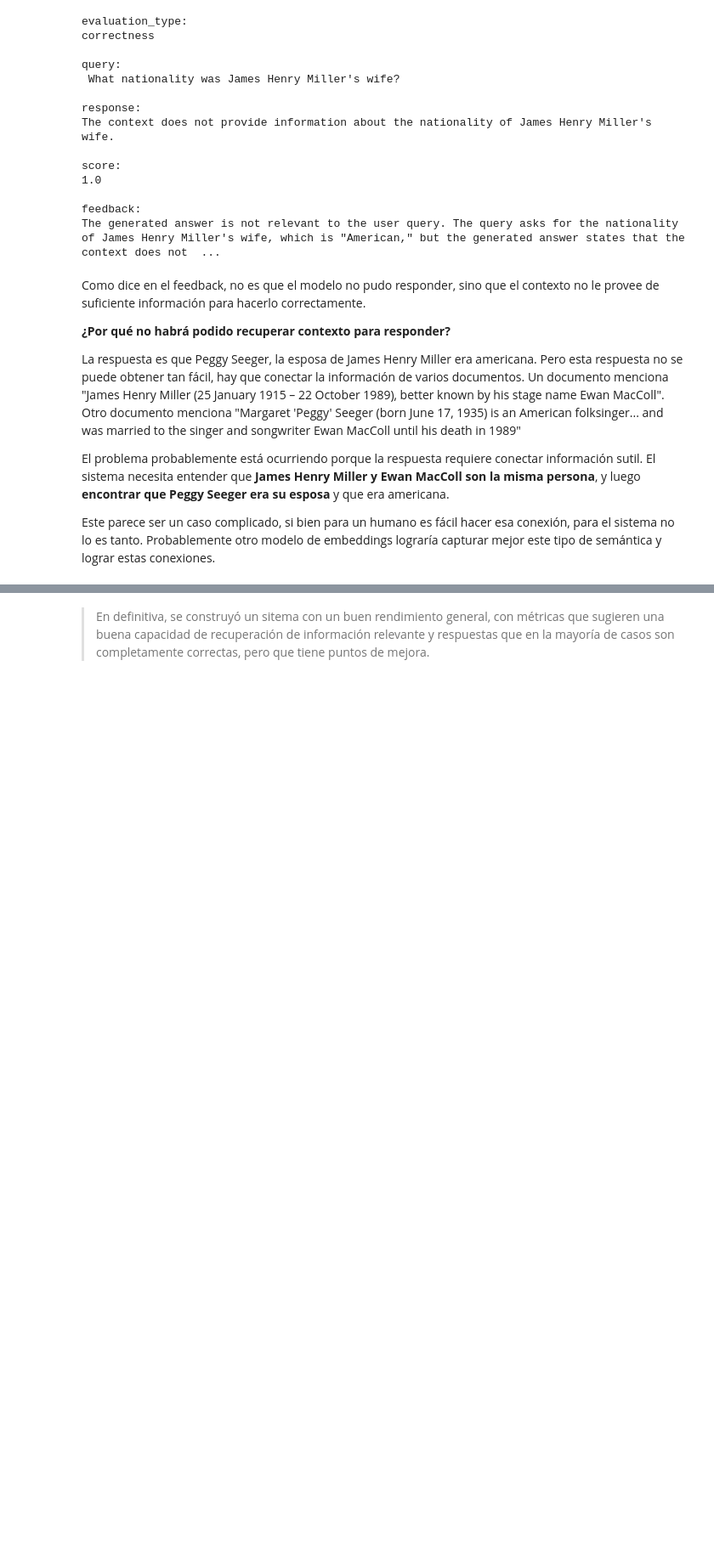
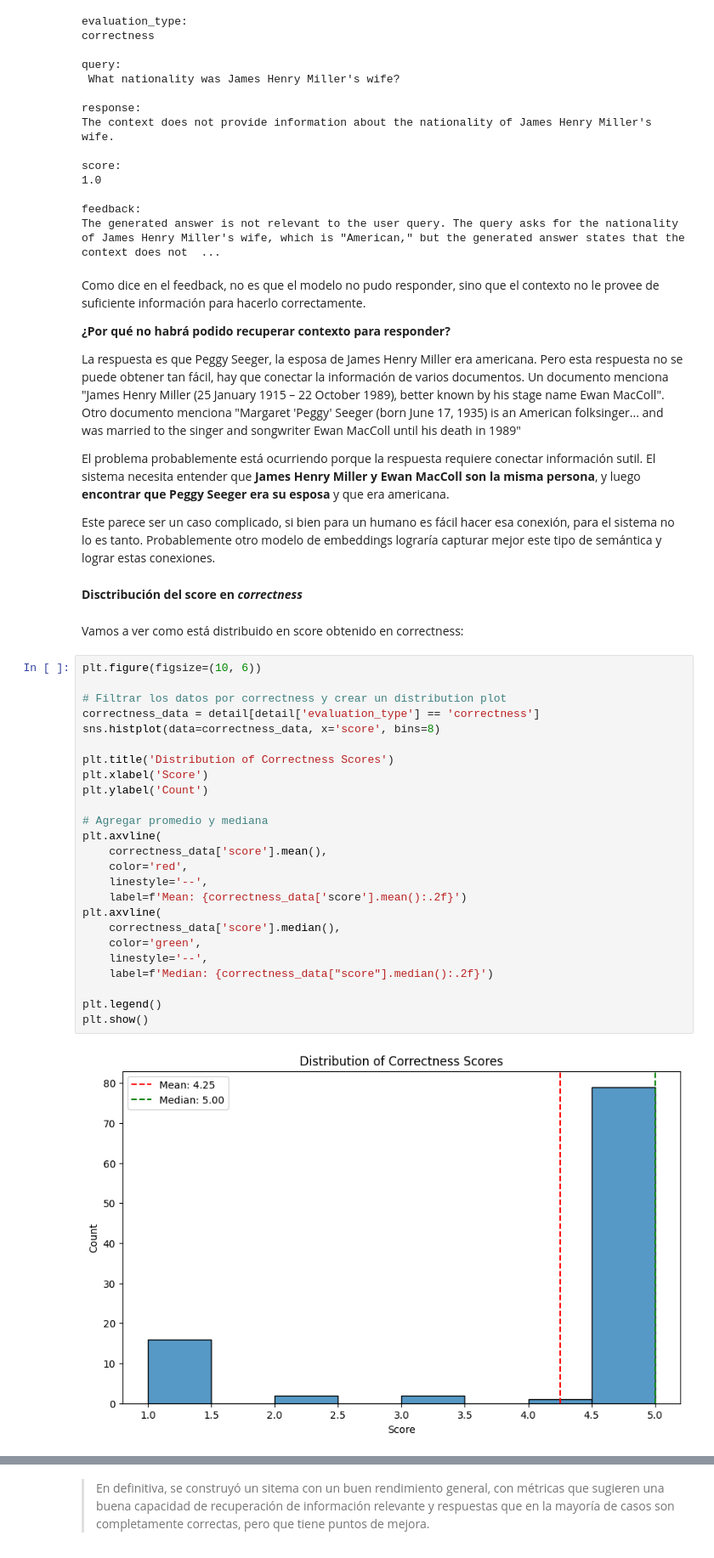
Before and after one commit to santiagoasp98/qa_assistant, a Jupyter notebook: solution.ipynb, the cells around one changed output, grey strips where cells are left out. Shown at 85% size. Drawn from its saved outputs; the diff is of its cells as text; blank space fills up the shorter version.

Commit message:
Update requirements file and add correctness distribution analysis.

```diff
--- a/solution.ipynb
+++ b/solution.ipynb
@@ -643,3 +645,34 @@ La respuesta es que Peggy Seeger, la esposa de James Henry Miller era americana.
 El problema probablemente está ocurriendo porque la respuesta requiere conectar información sutil. El sistema necesita entender que **James Henry Miller y Ewan MacColl son la misma persona**, y luego **encontrar que Peggy Seeger era su esposa** y que era americana.
 
 Este parece ser un caso complicado, si bien para un humano es fácil hacer esa conexión, para el sistema no lo es tanto. Probablemente otro modelo de embeddings lograría capturar mejor este tipo de semántica y lograr estas conexiones.
+# %% [markdown]
+**Disctribución del score en *correctness***
+# %% [markdown]
+Vamos a ver como está distribuido en score obtenido en correctness:
+# %%
+plt.figure(figsize=(10, 6))
+
+# Filtrar los datos por correctness y crear un distribution plot
+correctness_data = detail[detail['evaluation_type'] == 'correctness']
+sns.histplot(data=correctness_data, x='score', bins=8)
+
+plt.title('Distribution of Correctness Scores')
+plt.xlabel('Score')
+plt.ylabel('Count')
+
+# Agregar promedio y mediana
+plt.axvline(
+    correctness_data['score'].mean(),
+    color='red',
+    linestyle='--',
+    label=f'Mean: {correctness_data['score'].mean():.2f}')
+plt.axvline(
+    correctness_data['score'].median(),
+    color='green',
+    linestyle='--',
+    label=f'Median: {correctness_data["score"].median():.2f}')
+
+plt.legend()
+plt.show()
+# %% [output]
+[figure, added]
```
Also changed, not shown: parts of 4 cells of this notebook, 1 other file.
